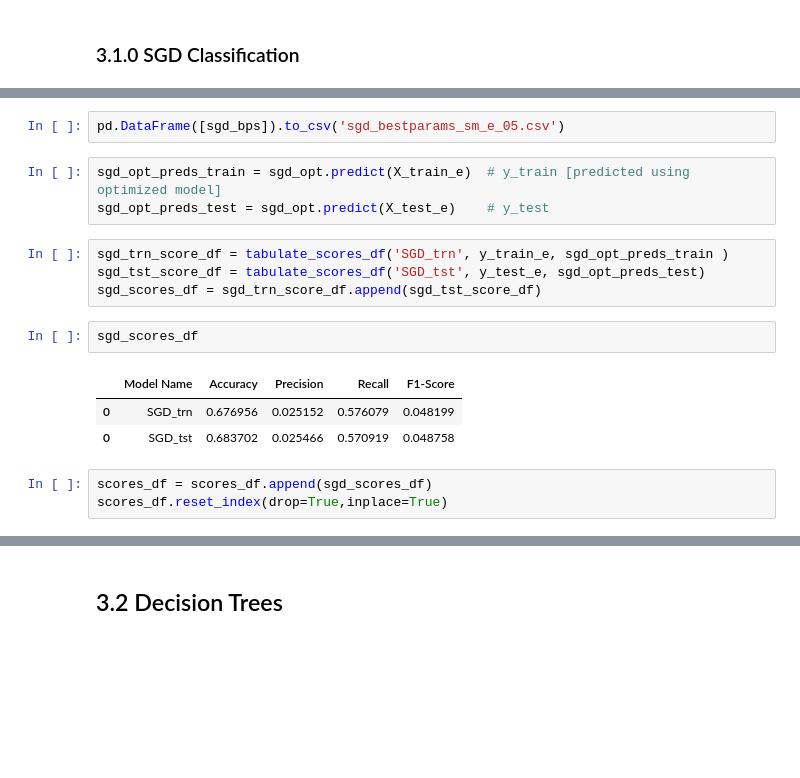
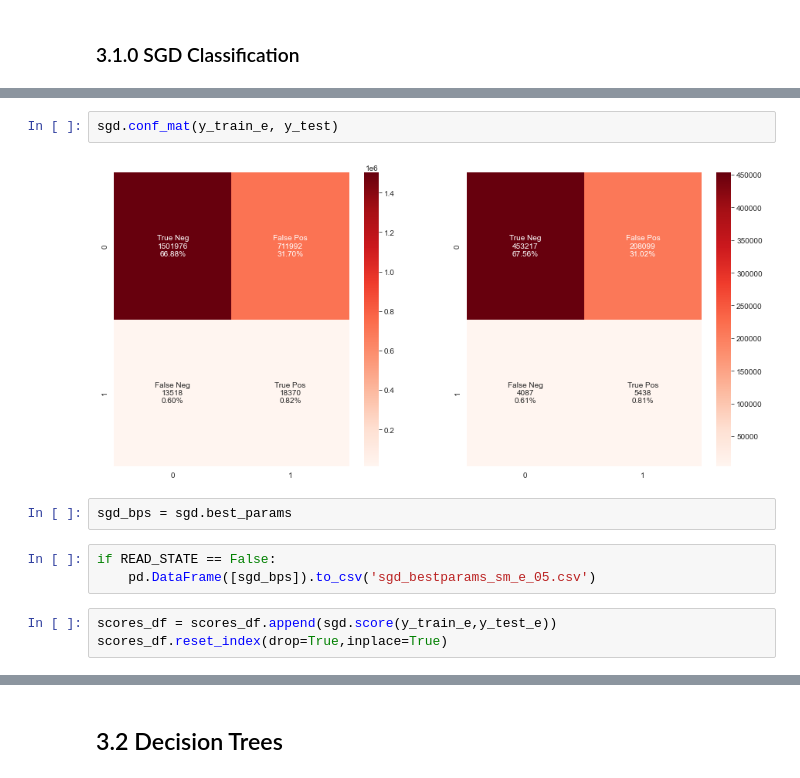
Before and after one commit to PZ808/BC-ransomware-classification, a Jupyter notebook: bc_rans-readpickle-v2.ipynb, the cells around one changed output, grey strips where cells are left out. Cells and saved outputs as stored; diff of their text form; blank space fills up the shorter version.

```diff
--- a/bc_rans-readpickle-v2.ipynb
+++ b/bc_rans-readpickle-v2.ipynb
@@ -573,18 +642,12 @@ Fitting 5 folds for each of 5 candidates, totalling 25 fits
+# %%
+sgd.conf_mat(y_train_e, y_test)
+# %% [output]
+[figure, added]
+# %%
+sgd_bps = sgd.best_params
 # %%
-pd.DataFrame([sgd_bps]).to_csv('sgd_bestparams_sm_e_05.csv')
+if READ_STATE == False:
+    pd.DataFrame([sgd_bps]).to_csv('sgd_bestparams_sm_e_05.csv')
-# %%
-sgd_opt_preds_train = sgd_opt.predict(X_train_e)  # y_train [predicted using optimized model]
-sgd_opt_preds_test = sgd_opt.predict(X_test_e)    # y_test
-# %%
-sgd_trn_score_df = tabulate_scores_df('SGD_trn', y_train_e, sgd_opt_preds_train )
-sgd_tst_score_df = tabulate_scores_df('SGD_tst', y_test_e, sgd_opt_preds_test)
-sgd_scores_df = sgd_trn_score_df.append(sgd_tst_score_df)
-# %%
-sgd_scores_df
-# %% [output]
-|  | Model Name | Accuracy | Precision | Recall | F1-Score |
-| 0 | SGD_trn | 0.676956 | 0.025152 | 0.576079 | 0.048199 |
-| 0 | SGD_tst | 0.683702 | 0.025466 | 0.570919 | 0.048758 |
 # %%
-scores_df = scores_df.append(sgd_scores_df)
+scores_df = scores_df.append(sgd.score(y_train_e,y_test_e))
 scores_df.reset_index(drop=True,inplace=True)
```
Also changed, not shown: parts of 105 cells of this notebook.
